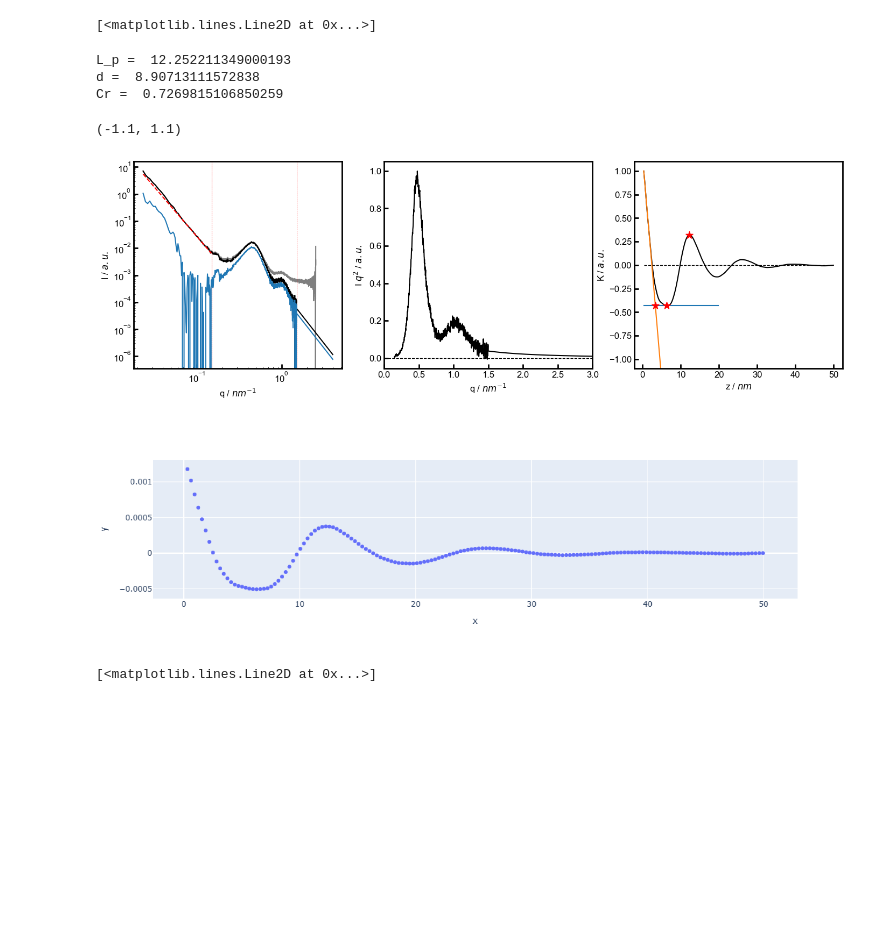
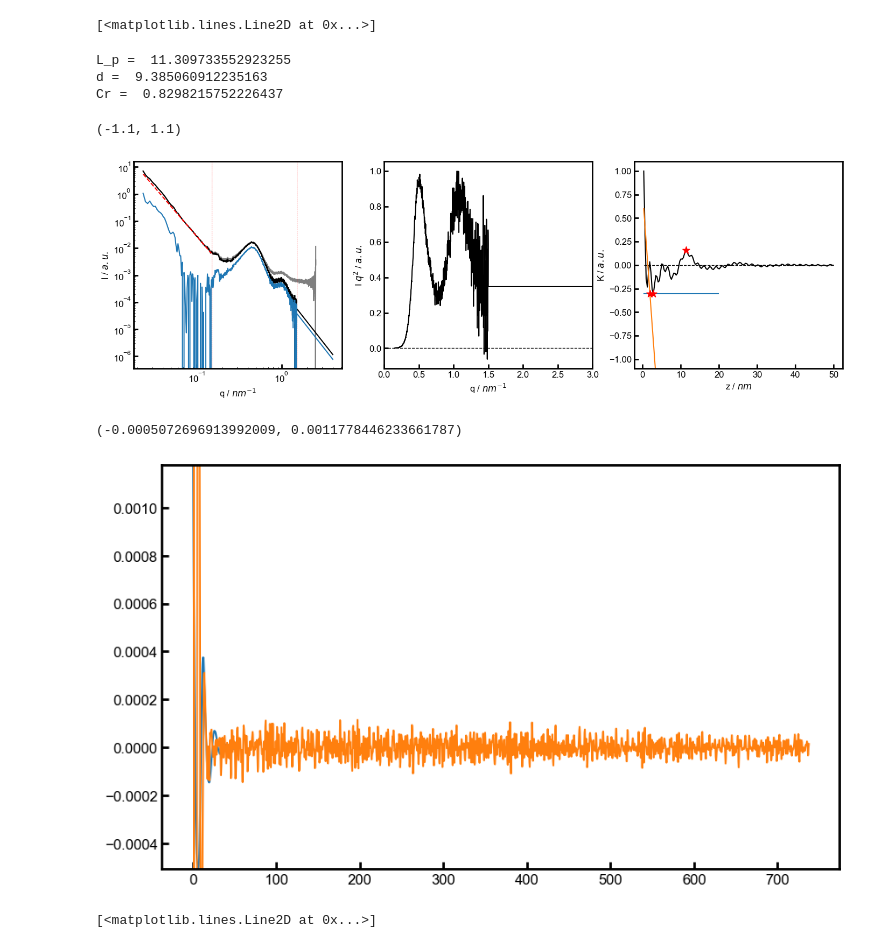
Before and after one commit to Akmalumarov/X_Ray_Scattering_Analysis, a Jupyter notebook: projects/Linear_polymers/C390/С390.ipynb, the cells around one changed output. Saved outputs shown, nothing was run; the diff lists cells and outputs as text; code cells hidden in the pictures; blank space fills up the shorter version.

```diff
--- a/projects/Linear_polymers/C390/С390.ipynb
+++ b/projects/Linear_polymers/C390/С390.ipynb
@@ -65,4 +65,28 @@ def Lorenz(x, y, p = 2):
 #     return f
 # %% [markdown]
 # Data
+# %%
+from scipy.fft import dct
+
+def corr_func(q, I, res=1, zmax=None):
+    dq = np.diff(q).min()
+    dz = 2 * np.pi / q.max() / res
+    if zmax == None:
+        z = np.arange(dz, 2 * np.pi / dq, dz)
+    else:
+        z = np.arange(dz, zmax, dz)
+
+    K = np.trapezoid(I[:, None] * np.cos(q[:, None] * z[None, :]), q, axis=0)
+    return z, K
+
+def corr_func(q, I, res=1, zmax=None):
+    dq = np.diff(q).min()
+    dz = 2 * np.pi / q.max() / res
+    if zmax == None:
+        z = np.arange(dz, 2 * np.pi / dq, dz)
+    else:
+        z = np.arange(dz, zmax, dz)
+
+    K = np.trapezoid(I[:, None] * np.cos(q[:, None] * z[None, :]), q, axis=0)
+    return z, K
 # %%
@@ -318,9 +359,10 @@ ax.plot(q, I * scale ** 3, label='after quenching', linewidth=linewidth, color='
 # %%
 fig, (ax1, ax2, ax3) = plt.subplots(1, 3, figsize=(17,5))
 
+size= 100
 right = 1.5
 left = 0.15
-lorenz_power = 2
+lorenz_power = 4
 
 x, y = sub_const(ax1, q, I, right)
 x, y = sub_power(ax1, x, y, left, 0.8)
@@ -377,16 +419,21 @@ print('Cr = ', 1 - z_d / z_max)
 
 ax3.set_ylim(-1.1, 1.1)
 # %% [output]
-L_p =  12.252211349000193
-d =  8.90713111572838
-Cr =  0.7269815106850259
+L_p =  11.309733552923255
+d =  9.385060912235163
+Cr =  0.8298215752226437
 (-1.1, 1.1)
-[figure, old version]
+[figure, new version]
 # %%
 z, K = corr_func(X, Y, res = 5, zmax=50)
-px.scatter(x=z, y=K)
+plt.plot(z, K)
+
+z1, K1 = cosine_transform(X, Y)
+plt.plot(z1, K1)
+plt.ylim(min(K), max(K))
 # %% [output]
+(-0.0005072696913992009, 0.0011778446233661787)
-[figure, old version]
+[figure, new version]
 # %%
 plt.plot(z, K)
 # plt.plot(z, np.gradient(np.gradient(K)))
```
Also changed, not shown: parts of 4 cells of this notebook, 6 other files.
